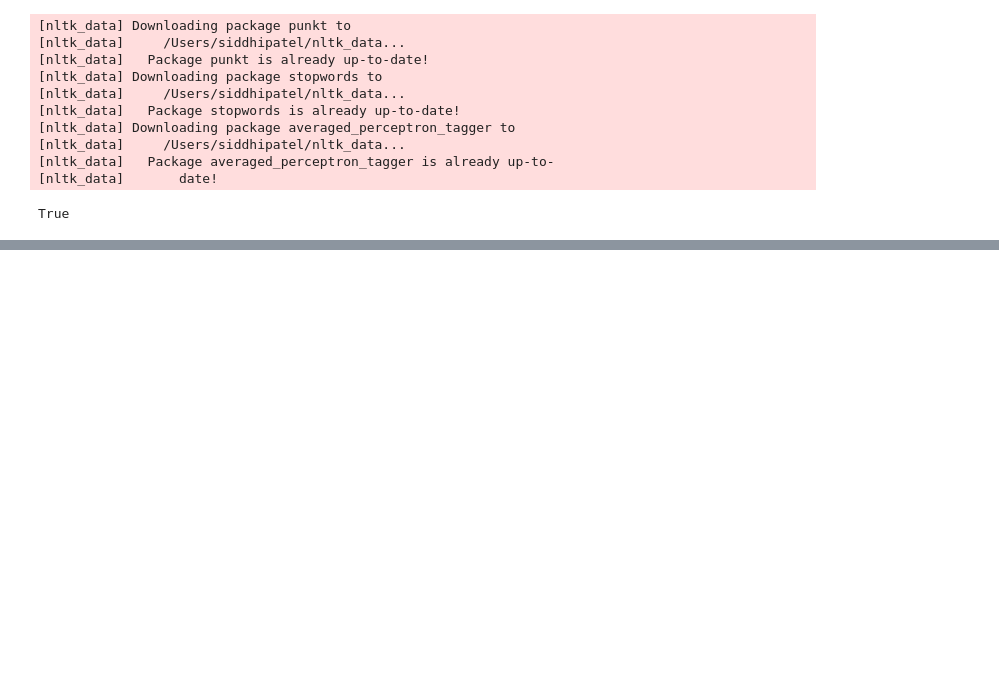
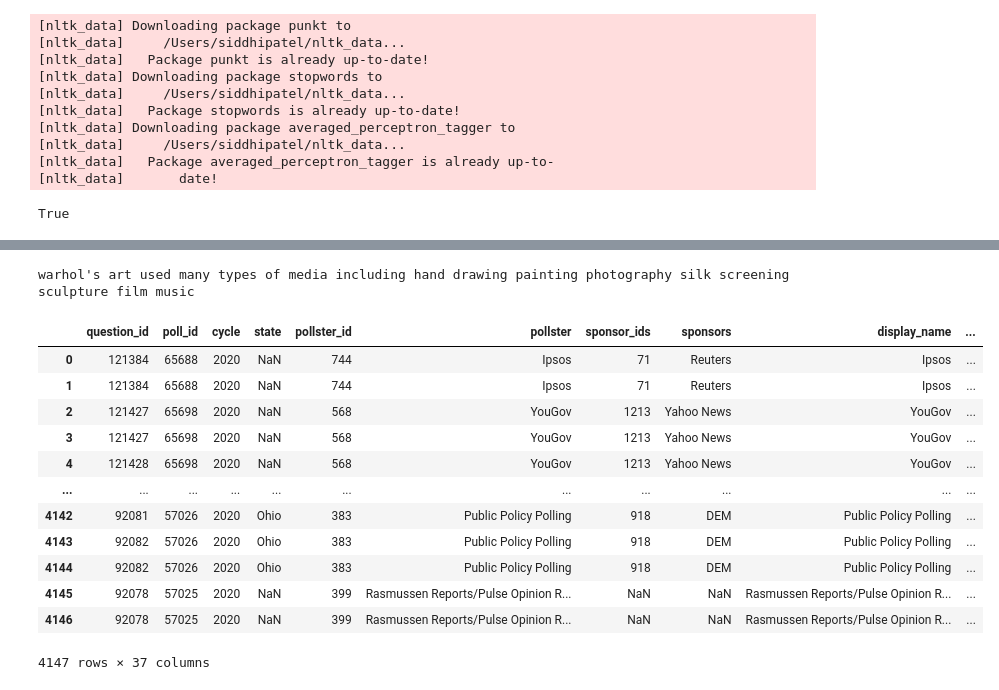
Before and after one commit to srpatel2000/Elections2020, a Jupyter notebook: Tweets/Clean_Tweets.ipynb, the cells around one changed output, grey strips where cells are left out. Drawn from its saved outputs; the diff is of its cells as text; code cells hidden in the pictures; blank space fills up the shorter version.

```diff
--- a/Tweets/Clean_Tweets.ipynb
+++ b/Tweets/Clean_Tweets.ipynb
@@ -35,0 +76,21 @@ FileNotFoundError: [Errno 2] File Tweets/2020_Elections/Biden_Tweets.csv does no
+# %%
+string = "warhol's art used many types of media, including hand drawing, painting, photography, silk screening, sculpture, film, music."
+print (re.sub("[^\w\d'\s]+",'',string))
+# %% [output]
+warhol's art used many types of media including hand drawing painting photography silk screening sculpture film music
+# %%
+pd.read_csv('https://raw.githubusercontent.com/srpatel2000/Elections2020/master/president_polls%20(1).csv')
+# %% [output]
+|  | question_id | poll_id | cycle | state | pollster_id | pollster | sponsor_ids | sponsors | display_name | ... |
+| 0 | 121384 | 65688 | 2020 | NaN | 744 | Ipsos | 71 | Reuters | Ipsos | ... |
+| 1 | 121384 | 65688 | 2020 | NaN | 744 | Ipsos | 71 | Reuters | Ipsos | ... |
+| 2 | 121427 | 65698 | 2020 | NaN | 568 | YouGov | 1213 | Yahoo News | YouGov | ... |
+| 3 | 121427 | 65698 | 2020 | NaN | 568 | YouGov | 1213 | Yahoo News | YouGov | ... |
+| 4 | 121428 | 65698 | 2020 | NaN | 568 | YouGov | 1213 | Yahoo News | YouGov | ... |
+| ... | ... | ... | ... | ... | ... | ... | ... | ... | ... | ... |
+| 4142 | 92081 | 57026 | 2020 | Ohio | 383 | Public Policy Polling | 918 | DEM | Public Policy Polling | ... |
+| 4143 | 92082 | 57026 | 2020 | Ohio | 383 | Public Policy Polling | 918 | DEM | Public Policy Polling | ... |
+| 4144 | 92082 | 57026 | 2020 | Ohio | 383 | Public Policy Polling | 918 | DEM | Public Policy Polling | ... |
+| 4145 | 92078 | 57025 | 2020 | NaN | 399 | Rasmussen Reports/Pulse Opinion R... | NaN | NaN | Rasmussen Reports/Pulse Opinion R... | ... |
+| 4146 | 92078 | 57025 | 2020 | NaN | 399 | Rasmussen Reports/Pulse Opinion R... | NaN | NaN | Rasmussen Reports/Pulse Opinion R... | ... |
+4147 rows × 37 columns
```
Also changed, not shown: parts of 6 cells of this notebook, 3 other files.
